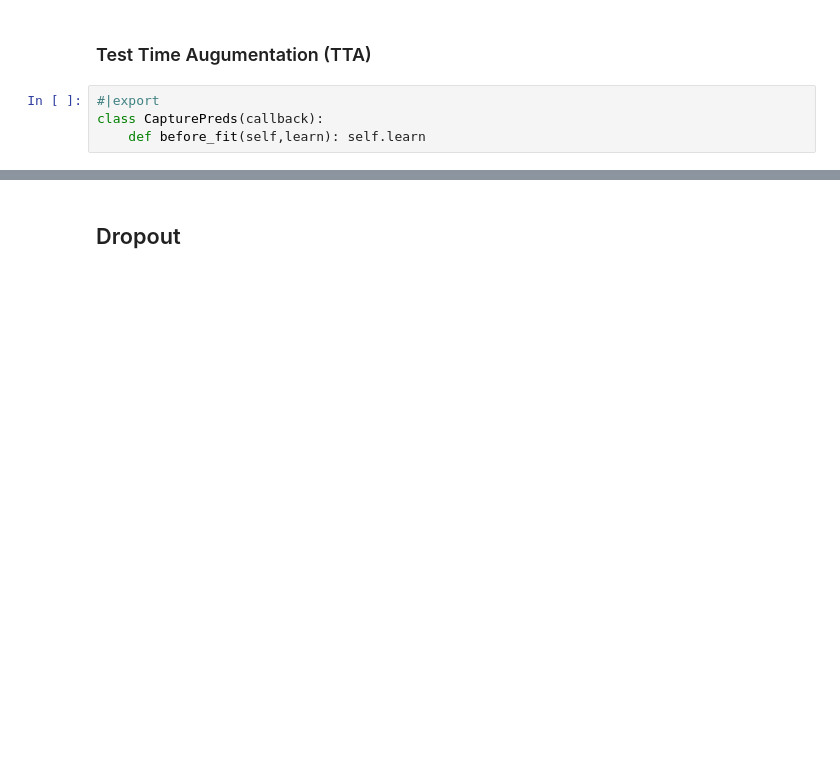
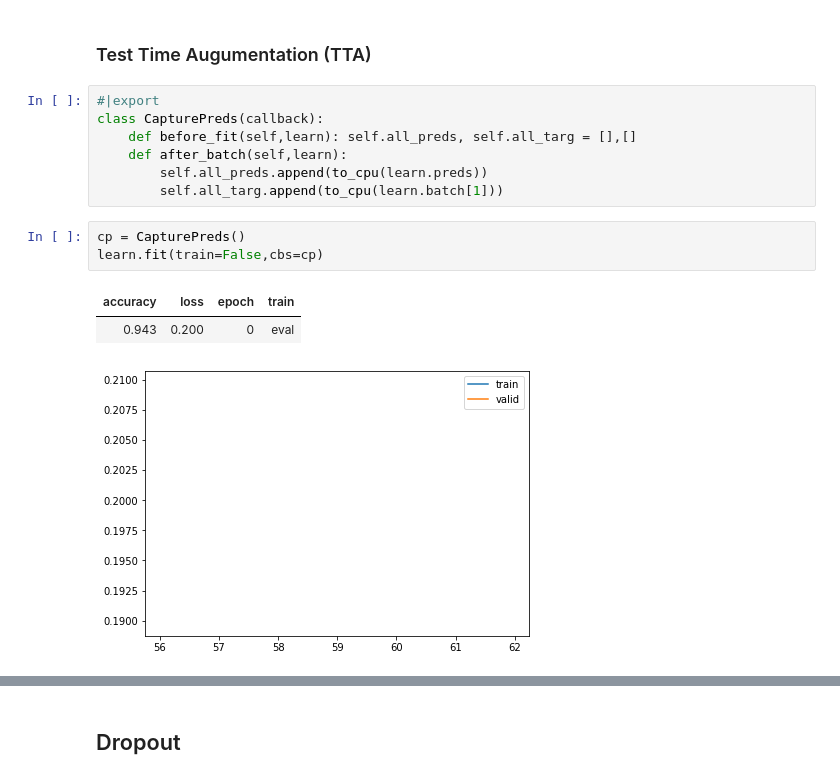
Before and after one commit to mtm-007/Deep-Learing-from-the-foundation-and-GEN_AI, a Jupyter notebook: augumentation.ipynb, the cells around one changed output, grey strips where cells are left out. Drawn from its saved outputs; the diff is of its cells as text; blank space fills up the shorter version.

```diff
--- a/augumentation.ipynb
+++ b/augumentation.ipynb
@@ -413,4 +416,14 @@ compared with 58 minutes 5 s wall time over 1h 5min 27s paperspace walltime on t
 # %%
 #|export
 class CapturePreds(callback):
-    def before_fit(self,learn): self.learn
+    def before_fit(self,learn): self.all_preds, self.all_targ = [],[]
+    def after_batch(self,learn):
+        self.all_preds.append(to_cpu(learn.preds))
+        self.all_targ.append(to_cpu(learn.batch[1]))
+# %%
+cp = CapturePreds()
+learn.fit(train=False,cbs=cp)
+# %% [output]
+| accuracy | loss | epoch | train |
+| 0.943 | 0.200 | 0 | eval |
+[figure, added]
```
Also changed, not shown: parts of 16 cells of this notebook, 1 other file.
